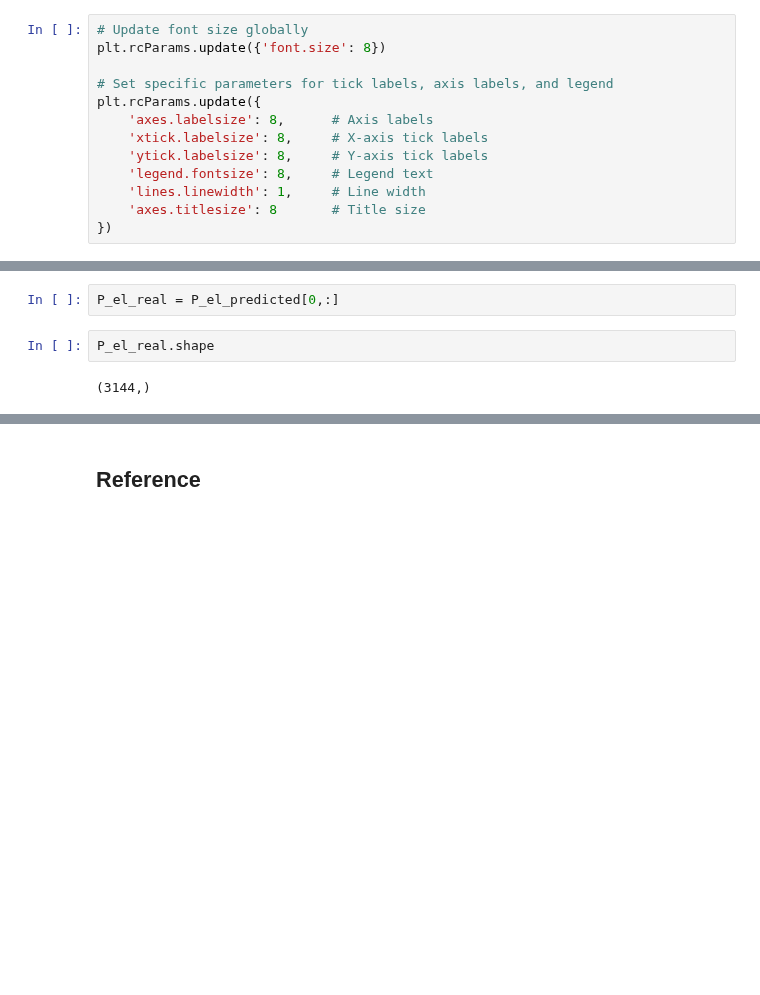
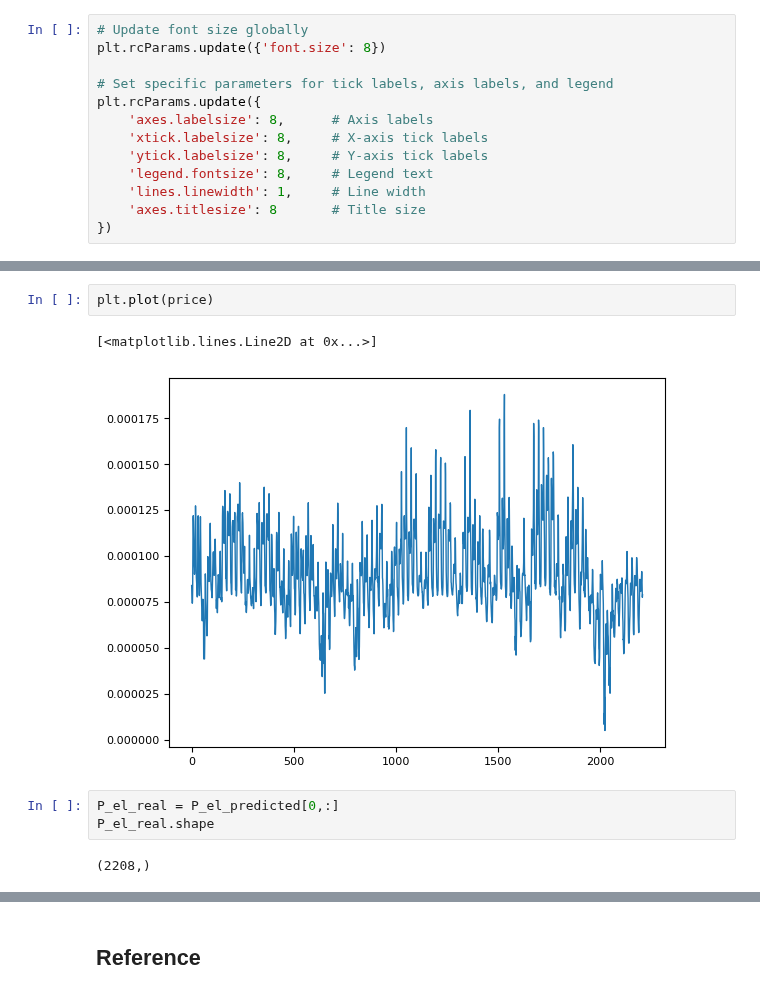
Before and after one commit to erc-fhv/loadforecasting, a Jupyter notebook: scripts/CaseStudy.ipynb, the cells around one changed output, grey strips where cells are left out. Cells and saved outputs as stored; diff of their text form; blank space fills up the shorter version.

```diff
--- a/scripts/CaseStudy.ipynb
+++ b/scripts/CaseStudy.ipynb
@@ -56,9 +76,13 @@ P_el_predicted.shape
+# %%
+plt.plot(price)
+# %% [output]
+[<matplotlib.lines.Line2D at 0x...>]
+[figure, added]
 # %%
 P_el_real = P_el_predicted[0,:]
+P_el_real.shape
+# %% [output]
+(2208,)
-# %%
-P_el_real.shape
-# %% [output]
-(3144,)
 # %%
 startdate
 # %% [output]
```
Also changed, not shown: parts of 13 cells of this notebook, 1 other file.
